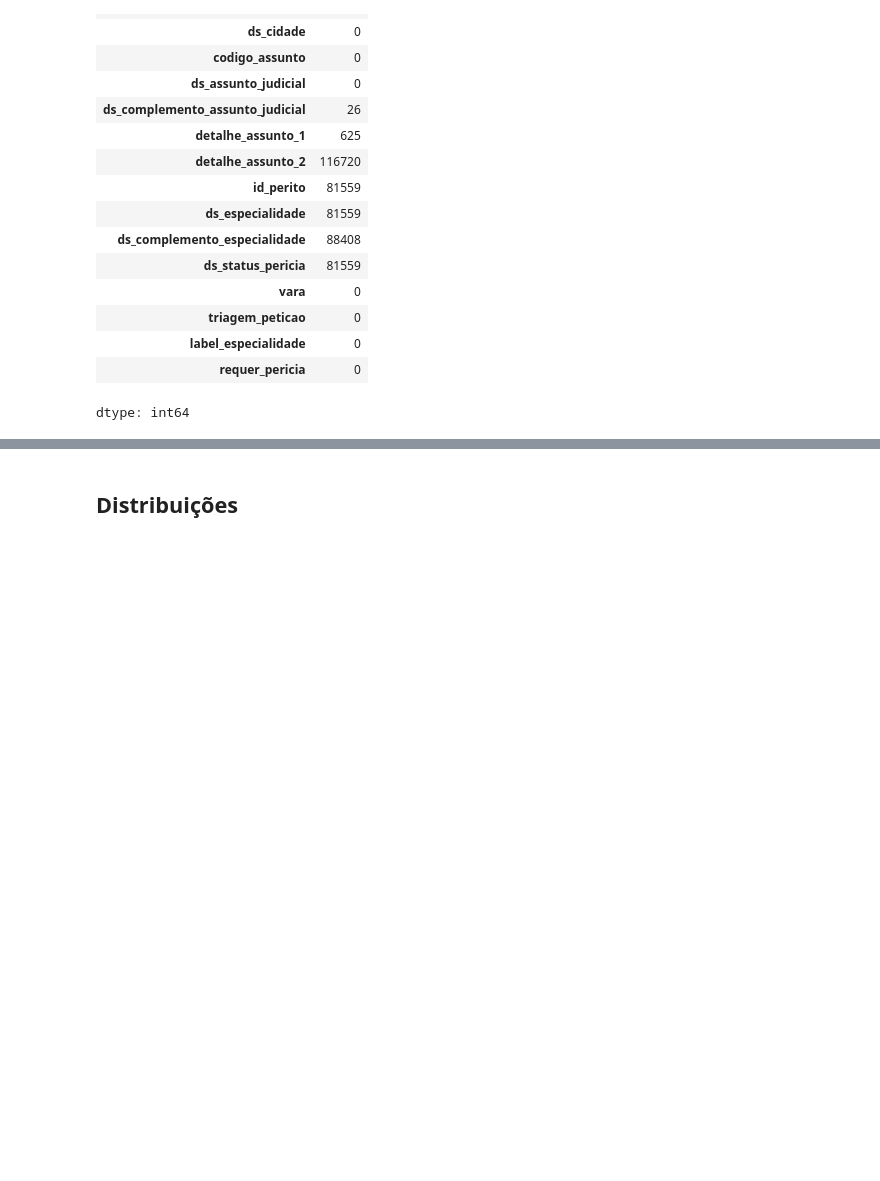
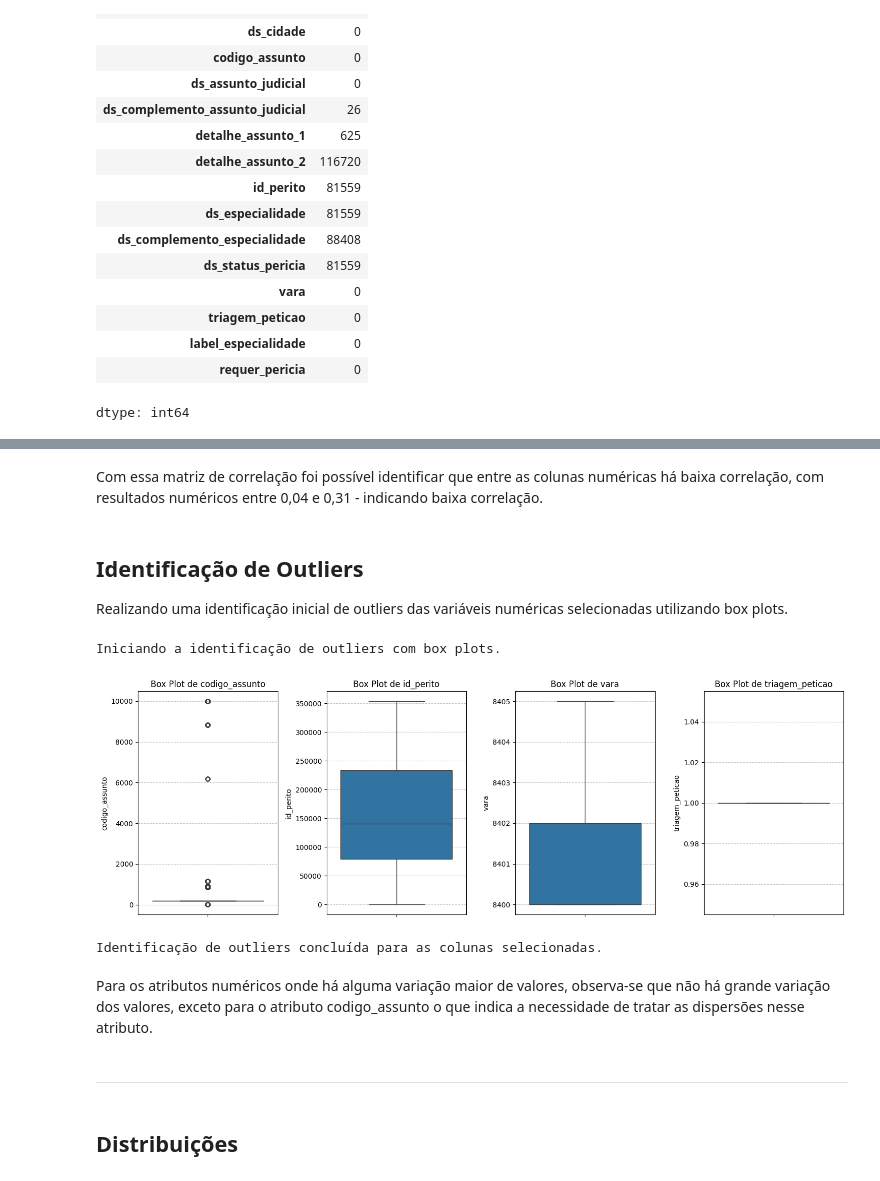
Before and after one commit to bruno774/ppgti-aprendmaquina, a Jupyter notebook: ppgtiAM classificacaoPericias p1 cargaInicial-exploracao-limpeza.ipynb, the cells around one changed output, grey strips where cells are left out. Cells and saved outputs as stored; diff of their text form; code cells hidden in the pictures; blank space fills up the shorter version.

```diff
--- a/ppgtiAM classificacaoPericias p1 cargaInicial-exploracao-limpeza.ipynb
+++ b/ppgtiAM classificacaoPericias p1 cargaInicial-exploracao-limpeza.ipynb
@@ -404,0 +264,24 @@ else:
+# %%
+print('Iniciando a análise de cardinalidade para colunas categóricas.')
+
+cardinality_data = []
+
+for col in df_metadadosPericias.columns:
+    # Verificar se a coluna é do tipo 'object' (categórica)
+    if df_metadadosPericias[col].dtype == 'object':
+        unique_count = df_metadadosPericias[col].nunique() # Número de valores únicos
+        percentage_unique = (unique_count / len(df_metadadosPericias)) * 100 # Porcentagem de valores únicos
+        cardinality_data.append({
+            'Coluna': col,
+            'Valores Únicos': unique_count,
+            'Percentual Único (%)': percentage_unique
+        })
+
+cardinality_df = pd.DataFrame(cardinality_data)
+
+cardinality_df = cardinality_df.sort_values(by='Percentual Único (%)', ascending=False)
+
+print("\nAnálise de Cardinalidade para Colunas Categóricas:")
+print(cardinality_df)
+
+print('\nAnálise de cardinalidade concluída.')
@@ -405,3 +334,40 @@ else:
+# %% [markdown]
+Com essa matriz de correlação foi possível identificar que entre as colunas numéricas há baixa correlação, com resultados numéricos entre 0,04 e 0,31 - indicando baixa correlação.
+# %% [markdown]
+## Identificação de Outliers
+
+Realizando uma identificação inicial de outliers das variáveis numéricas selecionadas utilizando box plots.
+# %%
+import matplotlib.pyplot as plt
+import seaborn as sns
+
+print('Iniciando a identificação de outliers com box plots.')
+
+selected_numerical_cols = ['codigo_assunto', 'id_perito', 'vara', 'triagem_peticao']
+
+plt.figure(figsize=(15, 5)) # Ajusta o tamanho da figura para acomodar múltiplos plots
+
+for i, col in enumerate(selected_numerical_cols):
+    plt.subplot(1, len(selected_numerical_cols), i + 1) # Cria subplots para cada coluna
+    sns.boxplot(y=df_metadadosPericias[col])
+    plt.title(f'Box Plot de {col}')
+    plt.ylabel(col)
+    plt.grid(axis='y', linestyle='--', alpha=0.7)
+
+plt.tight_layout()
+plt.show()
+
+print('\nIdentificação de outliers concluída para as colunas selecionadas.')
+# %% [output]
+Iniciando a identificação de outliers com box plots.
+[figure, added]
+Identificação de outliers concluída para as colunas selecionadas.
+# %% [markdown]
+Para os atributos numéricos onde há alguma variação maior de valores, observa-se que não há grande variação dos valores, exceto para o atributo codigo_assunto o que indica a necessidade de tratar as dispersões nesse atributo.
+# %% [markdown]
+
+
+---
 # %% [markdown]
 ## Distribuições
 # %%
```
Also changed, not shown: parts of 32 cells of this notebook.
